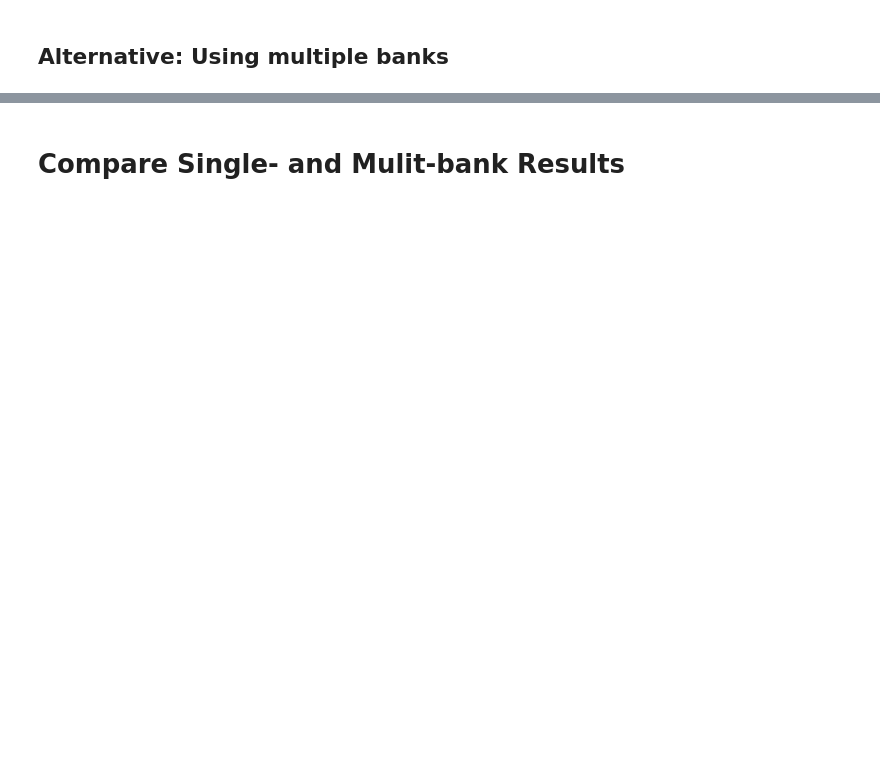
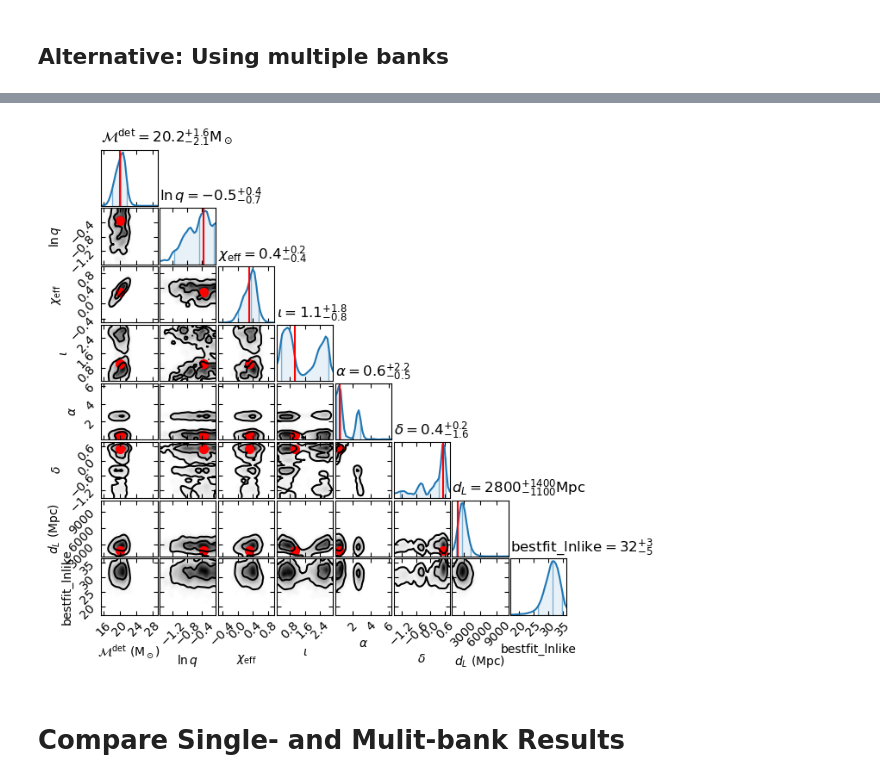
Before and after one commit to JonathanMushkin/dot-PE, a Jupyter notebook: notebooks/03_run_inference/03_run_inference.ipynb, the cells around one changed output, grey strips where cells are left out. Cells and saved outputs as stored; diff of their text form; code cells hidden in the pictures; blank space fills up the shorter version.

```diff
--- a/notebooks/03_run_inference/03_run_inference.ipynb
+++ b/notebooks/03_run_inference/03_run_inference.ipynb
@@ -461,34 +607,36 @@ true_values = injection_par_dic | {
     "mchirp": true_mchirp,
     "lnq": true_lnq,
     "chieff": true_chieff,
 }
 
 # Load standardized samples (created in previous cell)
-samples = pd.read_feather(ARTIFACTS_DIR / "run_multibank/run_0/samples.feather")
+samples = pd.read_feather(ARTIFACTS_DIR / "run_multibank/run_1/samples.feather")
 
 # Create corner plot
 
 params = [
     "mchirp",
     "lnq",
     "chieff",
     "iota",
     "ra",
     "dec",
     "d_luminosity",
     "bestfit_lnlike",
 ]
 corner_plot = gw_plotting.CornerPlot(
     samples,
     params=params,
     smooth=1.0,
 )
 corner_plot.plot(max_figsize=7)
 
 # Add true injection parameters
 corner_plot.scatter_points(
     true_values, colors="red", marker=".", s=200, label="Injection"
 )
+# %% [output]
+[figure, added]
 # %% [markdown]
 # Compare Single- and Mulit-bank Results
 # %%
```
Also changed, not shown: parts of 5 cells of this notebook, 1 other file.
